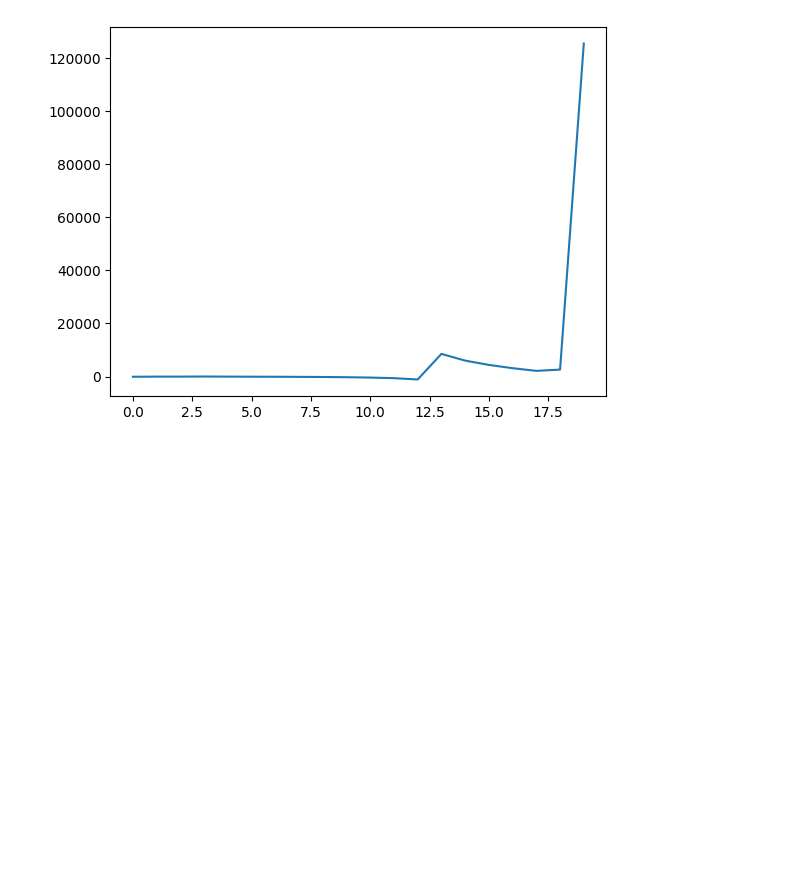
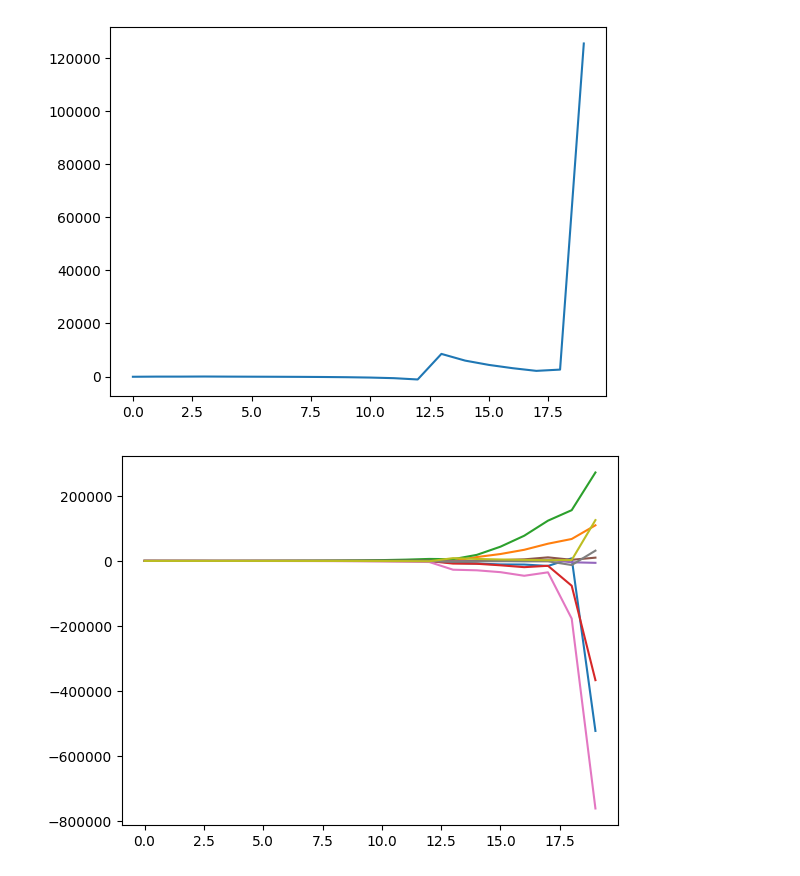
Before and after one commit to asmalcev/magnetometer, a Jupyter notebook: Vasconcelos_et_al.ipynb, the cells around one changed output. Saved outputs shown, nothing was run; the diff lists cells and outputs as text; code cells hidden in the pictures; blank space fills up the shorter version.

```diff
--- a/Vasconcelos_et_al.ipynb
+++ b/Vasconcelos_et_al.ipynb
@@ -457,3 +457,33 @@ plt.show()
 [figure]
 [figure]
 [figure]
+# %%
+y = list(map(lambda k: k[0], data))
+plt.plot(x, y)
+
+y = list(map(lambda k: k[1], data))
+plt.plot(x, y)
+
+y = list(map(lambda k: k[2], data))
+plt.plot(x, y)
+
+y = list(map(lambda k: k[3], data))
+plt.plot(x, y)
+
+y = list(map(lambda k: k[4], data))
+plt.plot(x, y)
+
+y = list(map(lambda k: k[5], data))
+plt.plot(x, y)
+
+y = list(map(lambda k: k[6], data))
+plt.plot(x, y)
+
+y = list(map(lambda k: k[7], data))
+plt.plot(x, y)
+
+y = list(map(lambda k: k[8], data))
+plt.plot(x, y)
+plt.show()
+# %% [output]
+[figure, added]
```
